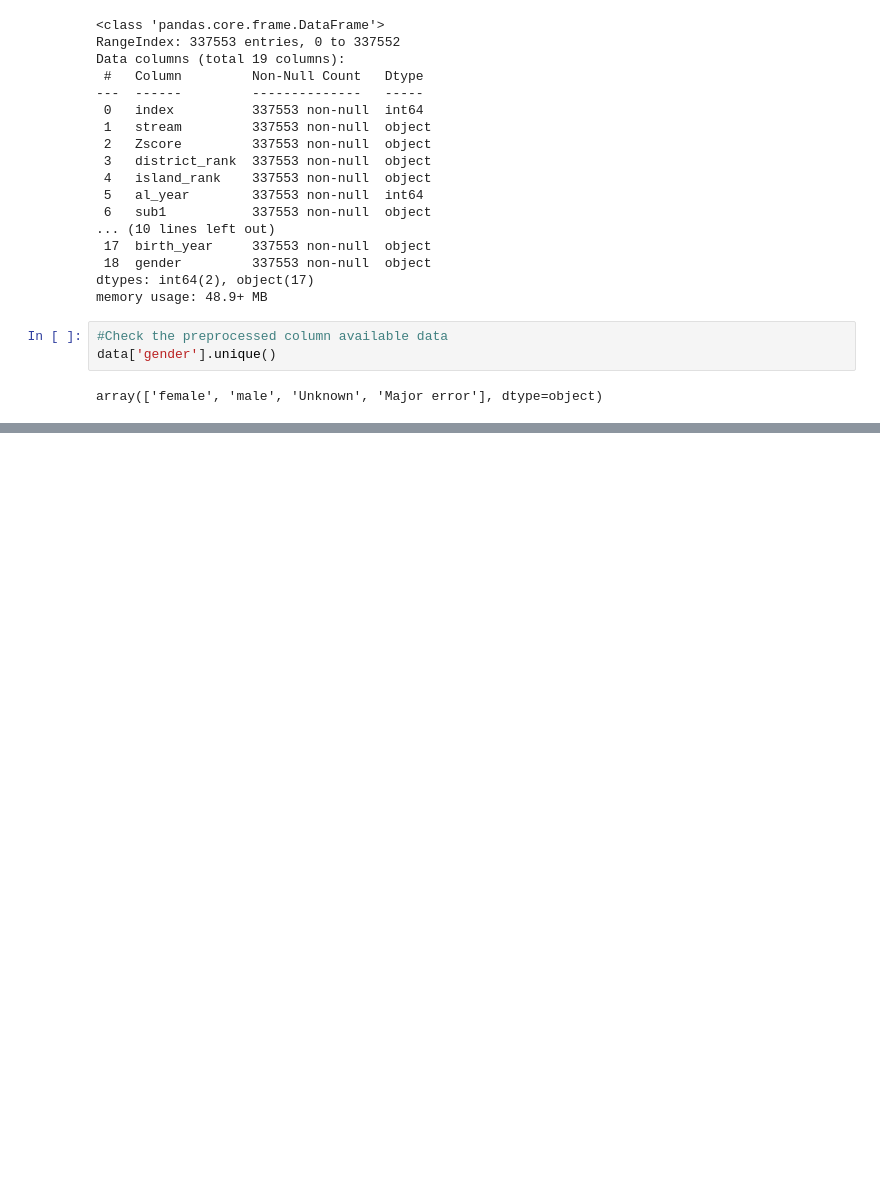
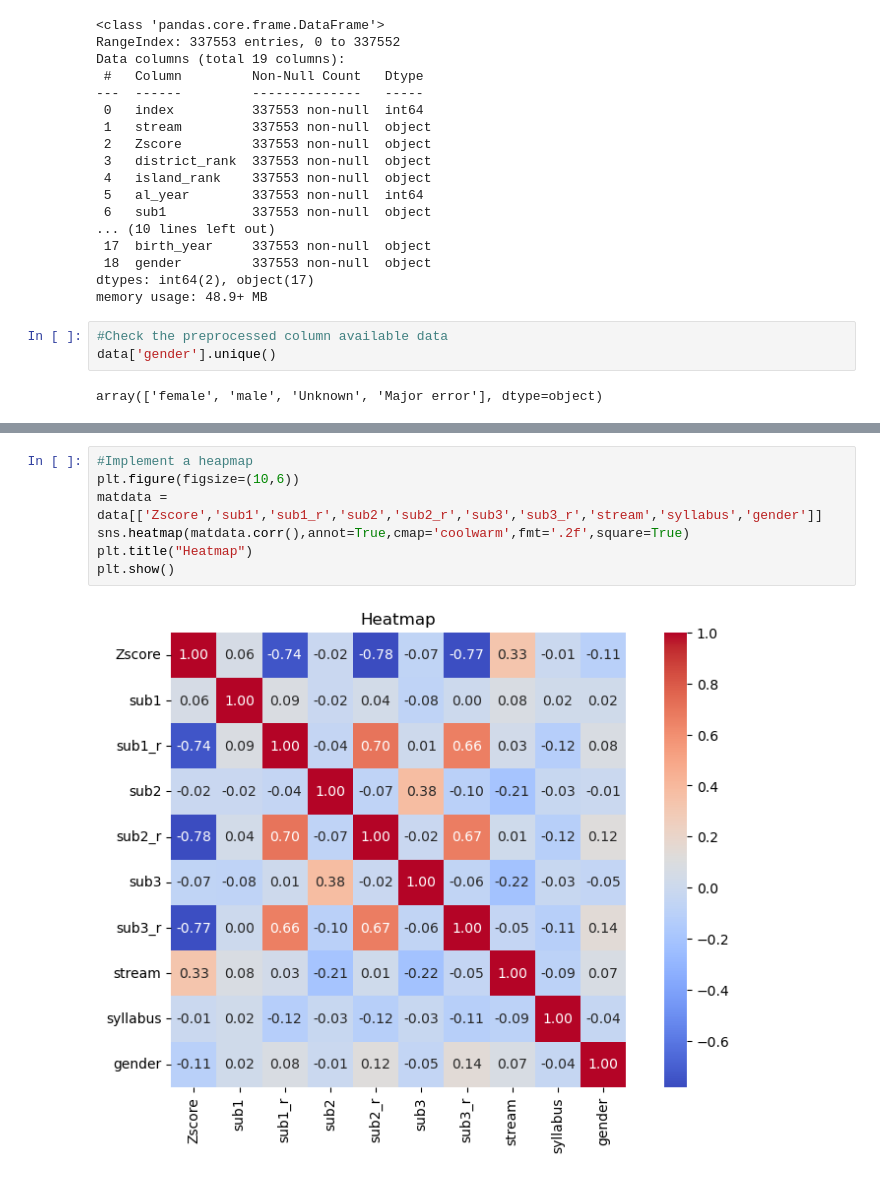
Before and after one commit to Devnath03/Machine_Learning_End-to-End_Models, a Jupyter notebook: Z-Score_Prediction/Z-Score.ipynb, the cells around one changed output, grey strips where cells are left out. Saved outputs shown, nothing was run; the diff lists cells and outputs as text; blank space fills up the shorter version.

Commit message:
#Implement a heapmap

```diff
--- a/Z-Score_Prediction/Z-Score.ipynb
+++ b/Z-Score_Prediction/Z-Score.ipynb
@@ -133,0 +215,9 @@ SyntaxError: incomplete input (350711666.py, line 2)
+# %%
+#Implement a heapmap
+plt.figure(figsize=(10,6))
+matdata = data[['Zscore','sub1','sub1_r','sub2','sub2_r','sub3','sub3_r','stream','syllabus','gender']]
+sns.heatmap(matdata.corr(),annot=True,cmap='coolwarm',fmt='.2f',square=True)
+plt.title("Heatmap")
+plt.show()
+# %% [output]
+[figure, added]
```
Also changed, not shown: parts of 9 cells of this notebook.
